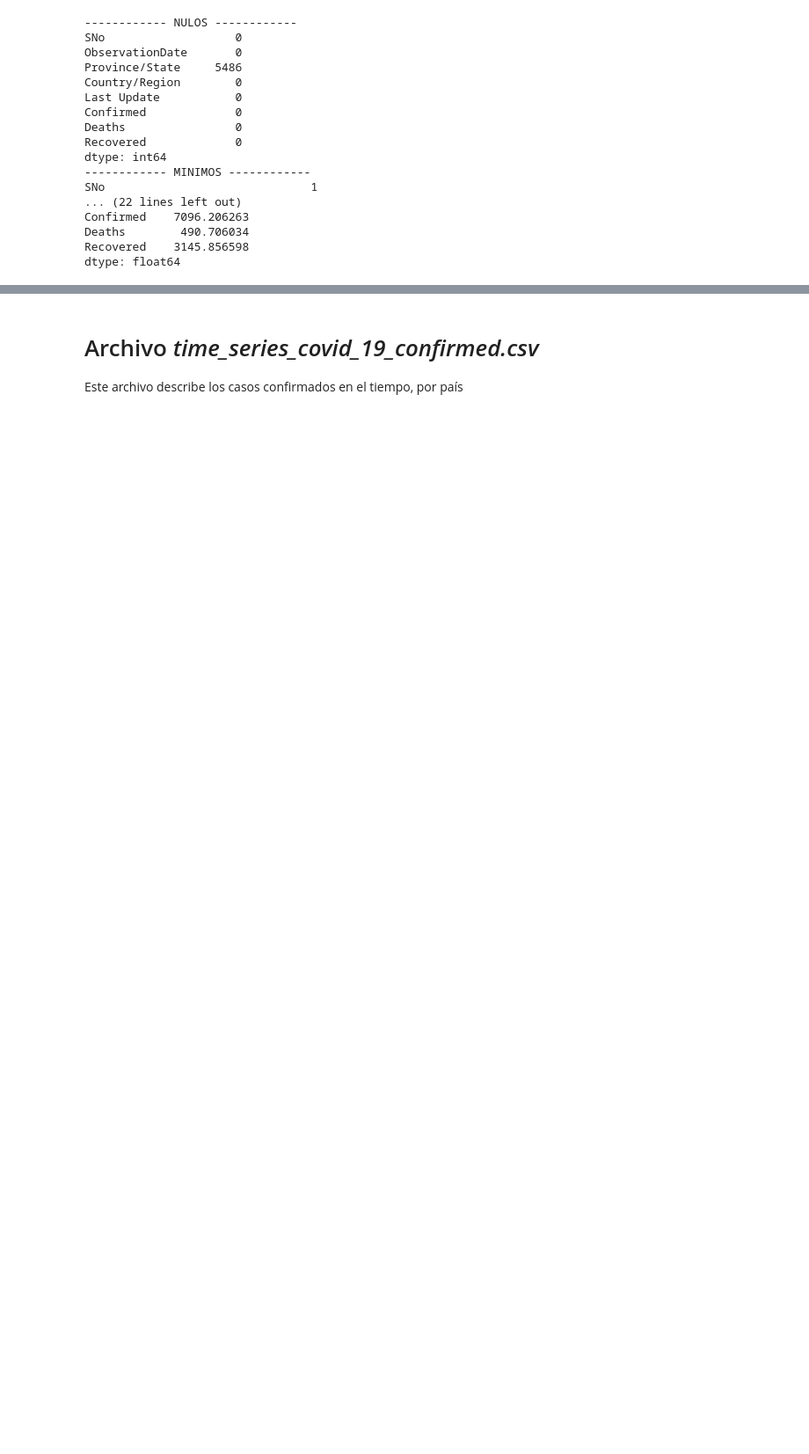
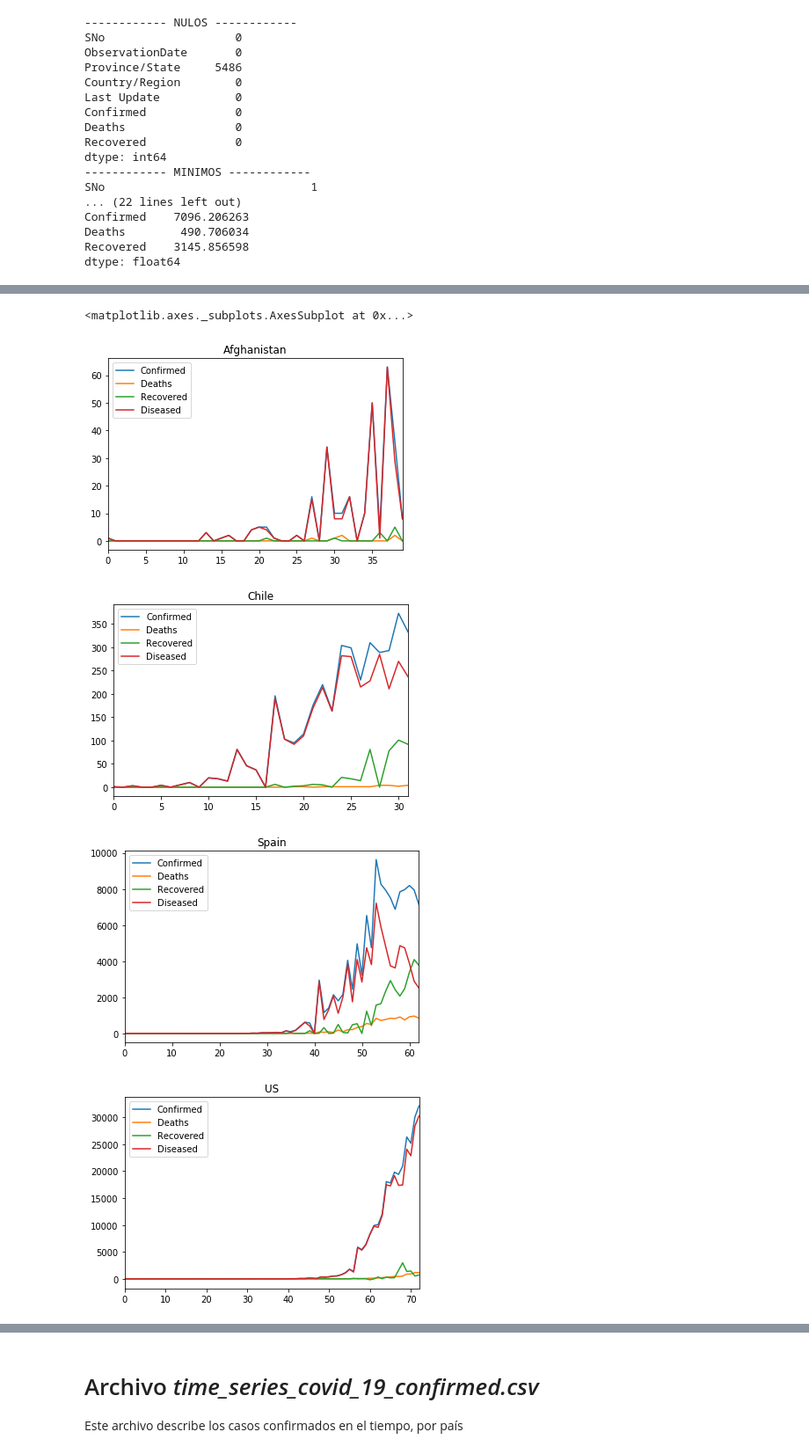
Before and after one commit to joseespinadote/proyecto_intro_mineria, a Jupyter notebook: miner-a-de-coronavirus.ipynb, the cells around one changed output, grey strips where cells are left out. Shown at 88% size. Saved outputs shown, nothing was run; the diff lists cells and outputs as text; code cells hidden in the pictures; blank space fills up the shorter version.

Commit message:
Beautify plots

```diff
--- a/miner-a-de-coronavirus.ipynb
+++ b/miner-a-de-coronavirus.ipynb
@@ -170,14 +139,0 @@ Text(0.5, 1.0, 'Contagiados acumulados confirmados en Chile por fecha')
-# %%
-data = []
-for name, group in covid19Data.groupby('Country/Region') :
-    covid19CurrentCountry = covid19Data[covid19Data['Country/Region'] == name]
-    data.append({
-        'Country/Region' : [name]*len(calcularDistribucionRelativa(covid19CurrentCountry['Confirmed'].values)),
-        'ObservationDate' : covid19CurrentCountry['ObservationDate'].values,
-        'Confirmed' : calcularDistribucionRelativa(covid19CurrentCountry['Confirmed'].values),
-        'Deaths' : calcularDistribucionRelativa(covid19CurrentCountry['Deaths'].values),
-        'Recovered' : calcularDistribucionRelativa(covid19CurrentCountry['Recovered'].values)
-    })
-df = pd.DataFrame(data=data)
-for key, item in covid19Data.groupby("Country/Region"):
-    print(grouped_df.get_group(key), "\n\n")
@@ -197,0 +140,10 @@ for key, item in covid19Data.groupby("Country/Region"):
+# %%
+from src.country_analysis import CountryAnalysis
+
+grouped = covid19Data.groupby(['Country/Region', 'ObservationDate']).sum().reset_index()
+countries = pd.unique(grouped['Country/Region'])
+for name in countries:
+    covid19CurrentCountry = grouped[grouped['Country/Region'] == name]
+    currentAnalysis = CountryAnalysis(name, covid19CurrentCountry)
+    data[name] = currentAnalysis
+    print(grouped[['ObservationDate', 'Confirmed','Country/Region']])
@@ -197,0 +168,20 @@ for key, item in covid19Data.groupby("Country/Region"):
+# %%
+data['Afghanistan'].computeRelativeDistribution().plot(title='Afghanistan')
+data['Chile'].computeRelativeDistribution().plot(title='Chile')
+data['Spain'].computeRelativeDistribution().plot(title='Spain')
+data['US'].computeRelativeDistribution().plot(title='US')
+data['Italy'].computeRelativeDistribution().plot(title='Italy')
+data['Iran'].computeRelativeDistribution().plot(title='Iran')
+data['Mainland China'].computeRelativeDistribution().plot(title='Mainland China')
+data['France'].computeRelativeDistribution().plot(title='France')
+data['Ecuador'].computeRelativeDistribution().plot(title='Ecuador')
+data['Netherlands'].computeRelativeDistribution().plot(title='Netherlands')
+data['Turkey'].computeRelativeDistribution().plot(title='Turkey')
+data['Brazil'].computeRelativeDistribution().plot(title='Brazil')
+data['Japan'].computeRelativeDistribution().plot(title='Japan')
+# %% [output]
+<matplotlib.axes._subplots.AxesSubplot at 0x...>
+[figure, added]
+[figure, added]
+[figure, added]
+[figure, added]
```
Also changed, not shown: parts of 12 cells of this notebook, 2 other files.
